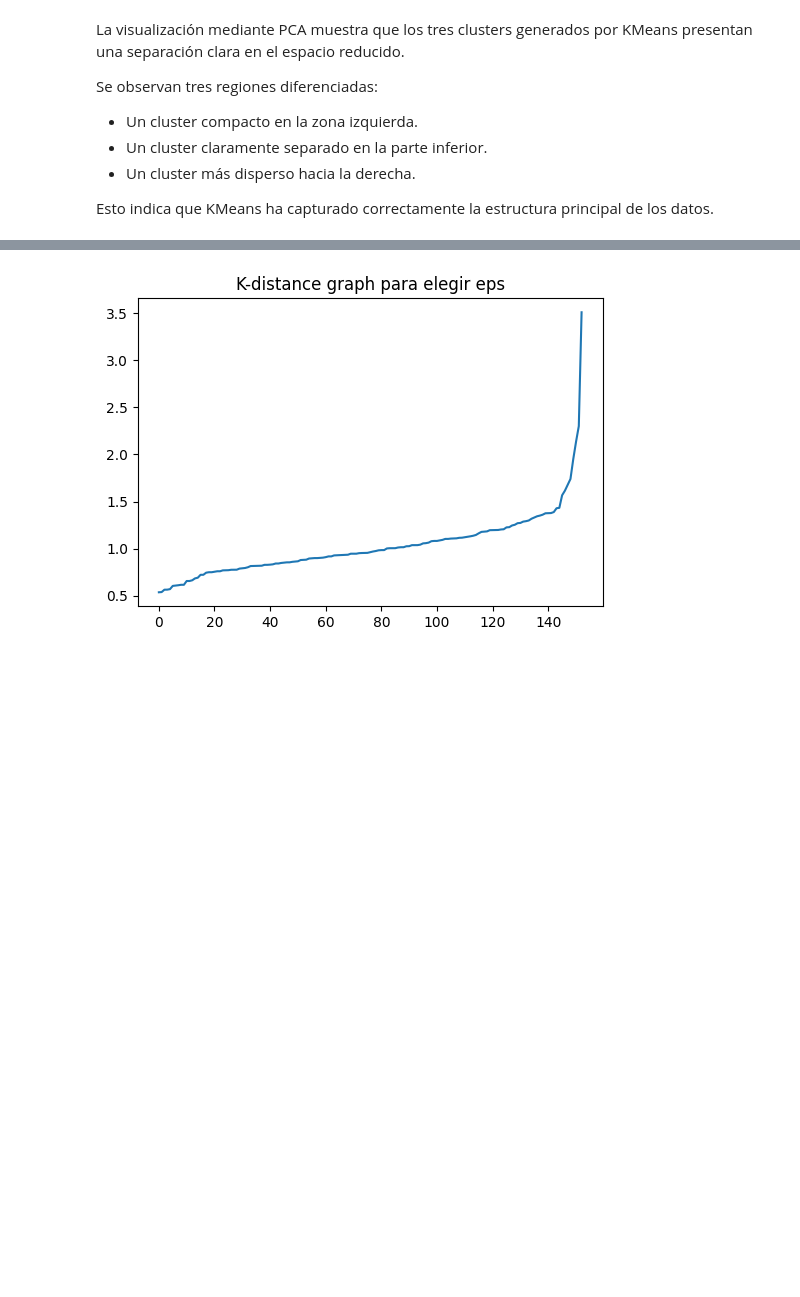
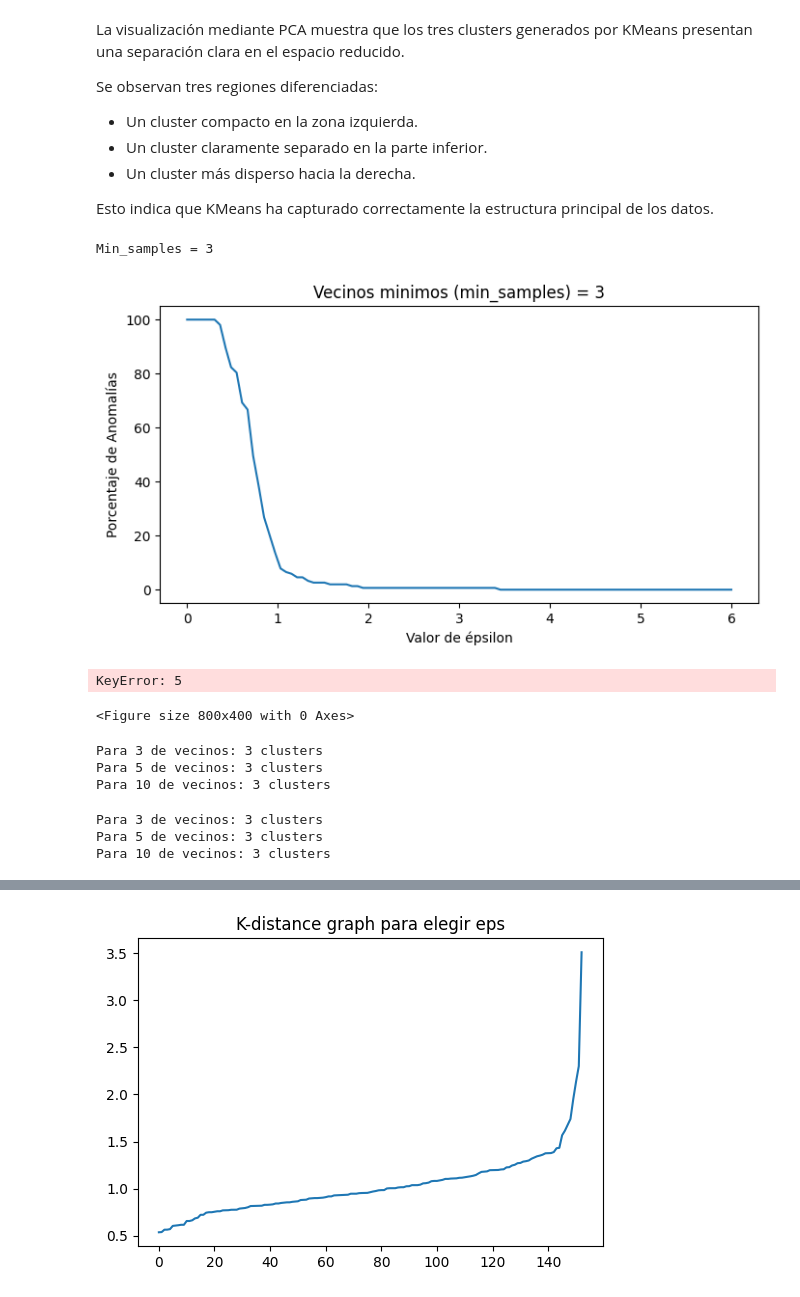
Before and after one commit to dianahoyos/DS_Online_Diana_Hoyos, a Jupyter notebook: 04_Machine_Learning/Sprint_13/Unidad_02_ML_No_Supervisado_Clustering_DBSCAN/03_Practica_Obligatoria/18_Practica_Obligatoria_Clustering_DBSCAN.ipynb, the cells around one changed output, grey strips where cells are left out. Drawn from its saved outputs; the diff is of its cells as text; code cells hidden in the pictures; blank space fills up the shorter version.

```diff
--- a/04_Machine_Learning/Sprint_13/Unidad_02_ML_No_Supervisado_Clustering_DBSCAN/03_Practica_Obligatoria/18_Practica_Obligatoria_Clustering_DBSCAN.ipynb
+++ b/04_Machine_Learning/Sprint_13/Unidad_02_ML_No_Supervisado_Clustering_DBSCAN/03_Practica_Obligatoria/18_Practica_Obligatoria_Clustering_DBSCAN.ipynb
@@ -246,3 +259,59 @@ Se observan tres regiones diferenciadas:
 - Un cluster más disperso hacia la derecha.
 
 Esto indica que KMeans ha capturado correctamente la estructura principal de los datos.
+# %%
+# Paso DBSCAN —
+from sklearn.cluster import DBSCAN
+import matplotlib.pyplot as plt
+from sklearn.neighbors import NearestNeighbors
+import numpy as np
+
+outlier_percent = []
+experiments = {}
+for min_samples in [3,5,10]:
+    print(f"Min_samples = {min_samples}")
+    outlier_percent = []
+    for eps in np.linspace(0.001,6,100): # Genera 100 valores equidistantes entre 0.001 y 6
+
+        # Creamos el modelo
+        dbscan = DBSCAN(eps=eps, min_samples=min_samples) # min_samples dos veces el ´numero de features -> 2 por dimensión del hiperespacio en el que representamos el conjunto de puntos... No le des muchas vueltas es un número muy orientativo. Pero piensa que si fuera un recta querrías 2 valores, un plano 4, un cubo 6...
+        dbscan.fit(df)
+        # Registramos el porcentaje de anomalías (recuerda que se etiquetan como -1)
+        perc_outliers = 100 * np.sum(dbscan.labels_ == -1) / len(dbscan.labels_)
+        #if perc_outliers <= 10:
+        #    print(perc_outliers, dbscan.labels_)
+        #    print(len(dbscan.labels_))
+        #print(pd.Series(dbscan.labels_).value_counts())
+        outlier_percent.append(perc_outliers)
+    experiments[min_samples] = outlier_percent.copy()
+    for min_samples in [3,5,10]:
+    #Vamos a pintar ahora el porcentaje de anomalías vs el valor de eps probado
+        plt.figure(figsize = (8,4), dpi = 100)
+        sns.lineplot(x=np.linspace(0.001,6,100), y=experiments[min_samples])
+        plt.ylabel("Porcentaje de Anomalías")
+        plt.xlabel("Valor de épsilon")
+        plt.title(f"Vecinos minimos (min_samples) = {min_samples}")
+        plt.show()
+# %% [output]
+Min_samples = 3
+[figure, added]
+KeyError: 5
+<Figure size 800x400 with 0 Axes>
+# %%
+for min_samples in [3,5,10]:
+    dbscan = DBSCAN(eps = 1.3, min_samples = min_samples)
+    dbscan.fit(df)
+    print(f"Para {min_samples} de vecinos: {pd.Series(dbscan.labels_[dbscan.labels_ != -1]).nunique()} clusters")
+# %% [output]
+Para 3 de vecinos: 3 clusters
+Para 5 de vecinos: 3 clusters
+Para 10 de vecinos: 3 clusters
+# %%
+for min_samples in [3,5,10]:
+    dbscan = DBSCAN(eps = 1.2, min_samples = min_samples)
+    dbscan.fit(df)
+    print(f"Para {min_samples} de vecinos: {pd.Series(dbscan.labels_[dbscan.labels_ != -1]).nunique()} clusters")
+# %% [output]
+Para 3 de vecinos: 3 clusters
+Para 5 de vecinos: 3 clusters
+Para 10 de vecinos: 3 clusters
```
Also changed, not shown: parts of 9 cells of this notebook, 13 other files.
